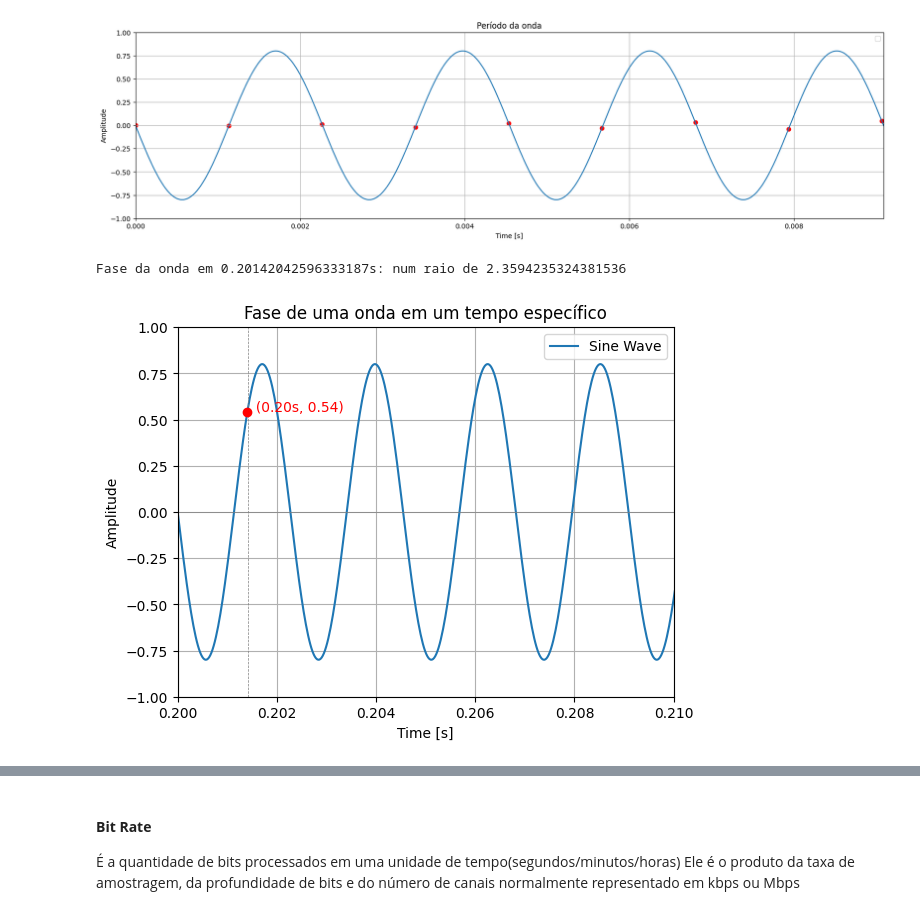
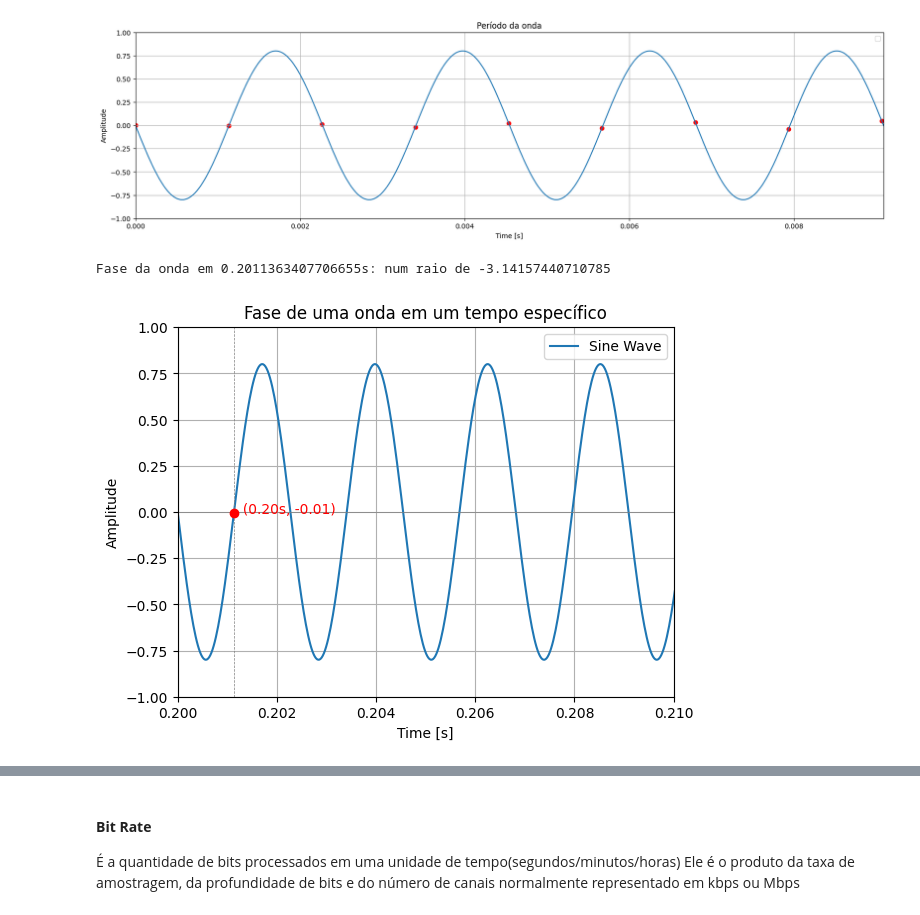
Before and after one commit to leandronunescorreia/audio-processing, a Jupyter notebook: audio_processing_basics.ipynb, the cells around one changed output, grey strips where cells are left out. Drawn from its saved outputs; the diff is of its cells as text; code cells hidden in the pictures.

```diff
--- a/audio_processing_basics.ipynb
+++ b/audio_processing_basics.ipynb
@@ -491,33 +491,33 @@ duração exata: 1.0 segundos
 # %%
 def find_phase_at_time(amplitude, frequency, sampling_rate, wave, specific_time):
     specific_index = int(specific_time * sampling_rate)
     value_at_time = wave[specific_index]
     calculated_phase = np.arcsin(value_at_time / amplitude) - 2 * np.pi * frequency * specific_time
     calculated_phase = (calculated_phase + np.pi) % (2 * np.pi) - np.pi
 
     return calculated_phase, specific_index
 
 
-specific_time = 0.2 + (periodo_medio)+(periodo_medio/4)
+specific_time = 0.2 + (periodo_medio)
 phase_at_specific_time, specific_index = find_phase_at_time(amplitude, frequencia, taxa_amostragem, audio, specific_time)
 print(f"Fase da onda em {specific_time}s: num raio de {phase_at_specific_time}")
 
 
 plt.plot(tempo1, audio1, label='Sine Wave')
 plt.scatter(tempo1[specific_index], audio1[specific_index], color='red', zorder=5)
 plt.text(tempo1[specific_index], audio1[specific_index], f'  ({specific_time:.2f}s, {audio1[specific_index]:.2f})', color='red')
 plt.axis([.2, .21, -1.0, 1.0])
 plt.title('Fase de uma onda em um tempo específico')
 plt.xlabel('Time [s]')
 plt.ylabel('Amplitude')
 plt.axhline(0, color='gray', linewidth=0.5)
 plt.axvline(specific_time, color='gray', linestyle='--', linewidth=0.5)
 plt.legend()
 plt.grid(True)
 plt.show()
 # %% [output]
-Fase da onda em 0.20142042596333187s: num raio de 2.3594235324381536
+Fase da onda em 0.2011363407706655s: num raio de -3.14157440710785
-[figure, old version]
+[figure, new version]
 # %% [markdown]
 <a id="9"></a>
 
```
Also changed, not shown: parts of 31 cells of this notebook, 3 other files.
